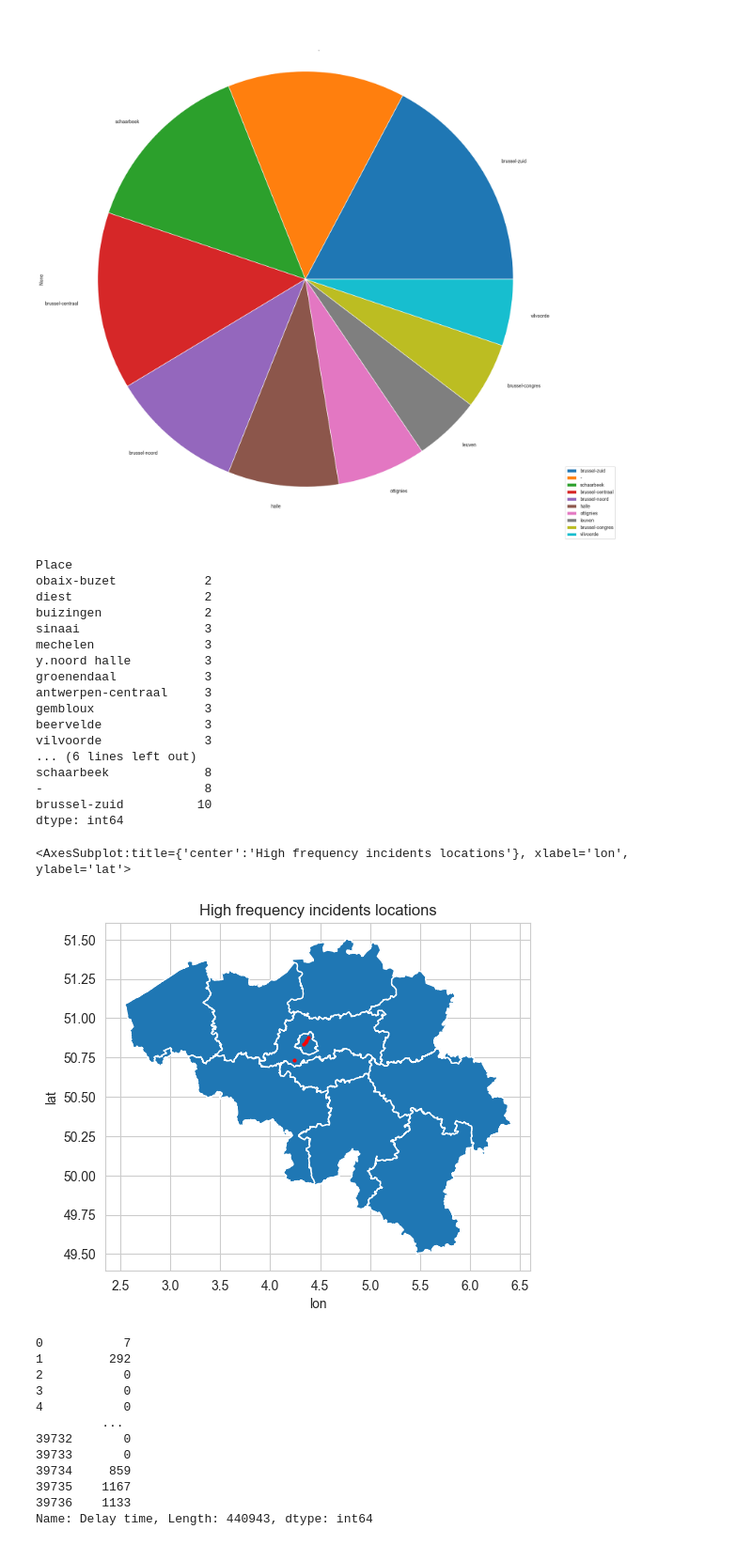
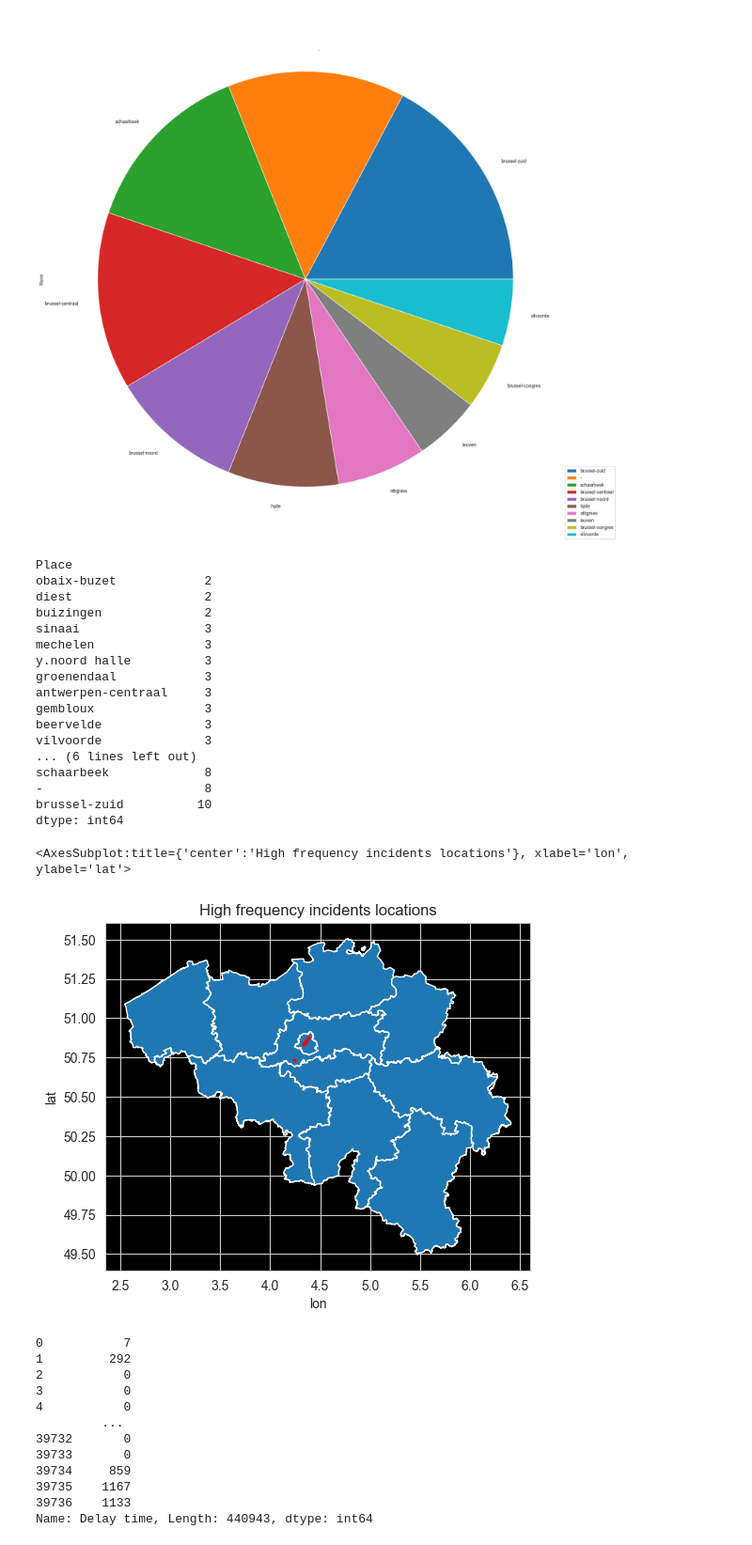
Before and after one commit to Seoyangsam/ACRM, a Jupyter notebook: src/Q18.ipynb, the cells around one changed output. Shown: that part at 94% size. Saved outputs shown, nothing was run; the diff lists cells and outputs as text; code cells hidden in the pictures.

```diff
--- a/src/Q18.ipynb
+++ b/src/Q18.ipynb
@@ -87,35 +87,36 @@ dtype: int64
 incidents_location = pd.Series(data.incidents.groupby('Place').size())
 print(incidents_location.sort_values().tail(20))
 data1 = {'Name':  ['BRUSSEL-ZUID', 'SCHAARBEEK', 'BRUSSEL-CENTRAAL','BRUSSEL-NOORD', 'HALLE'],
         'lat': [50.835707, 50.878513, 50.845658, 50.859663, 50.733931],
         'lon': [4.336531, 4.378636, 4.356801,4.360846,4.240634]}
 data_df = pd.DataFrame(data1, columns = ['Name', 'lat', 'lon'])
 #data_df.plot('lon', 'lat', 'scatter',  color='red')
-ax = data_df.plot('lon', 'lat', 'scatter',  color='red', zorder=2, s=4)
+ax = data_df.plot('lon', 'lat', 'scatter',  color='red', zorder=2, s=4,)
 ax.set_title("High frequency incidents locations")
+ax.patch.set_facecolor("black")
 data.provinces.plot(ax = ax)
 # map_df.plot(cmap='Blues', linewidth=0.8, ax = ax, zorder = 1, figsize = (20,20))
 #map_df.plot()
 # %% [output]
 Place
 obaix-buzet            2
 diest                  2
 buizingen              2
 sinaai                 3
 mechelen               3
 y.noord halle          3
 groenendaal            3
 antwerpen-centraal     3
 gembloux               3
 beervelde              3
 vilvoorde              3
 ... (6 lines left out)
 schaarbeek             8
 -                      8
 brussel-zuid          10
 dtype: int64
 <AxesSubplot:title={'center':'High frequency incidents locations'}, xlabel='lon', ylabel='lat'>
-[figure, old version]
+[figure, new version]
 # %%
 data.full_trips.describe()
 data.full_trips["Delay time"]
```
Also changed, not shown: parts of 3 cells of this notebook.
